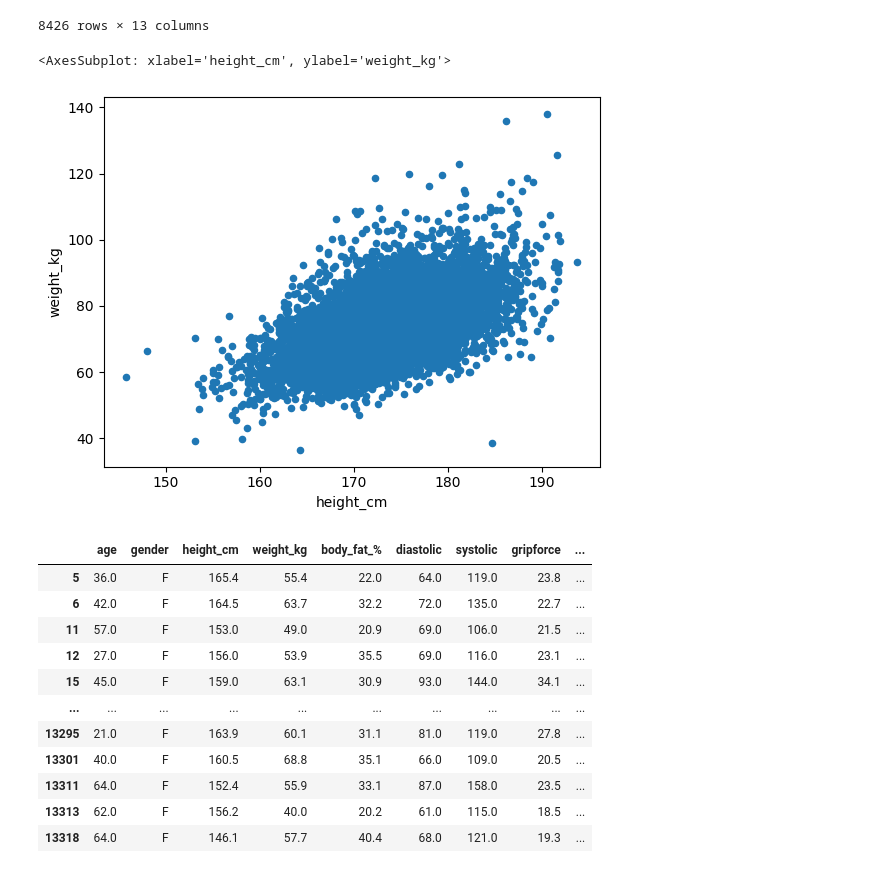
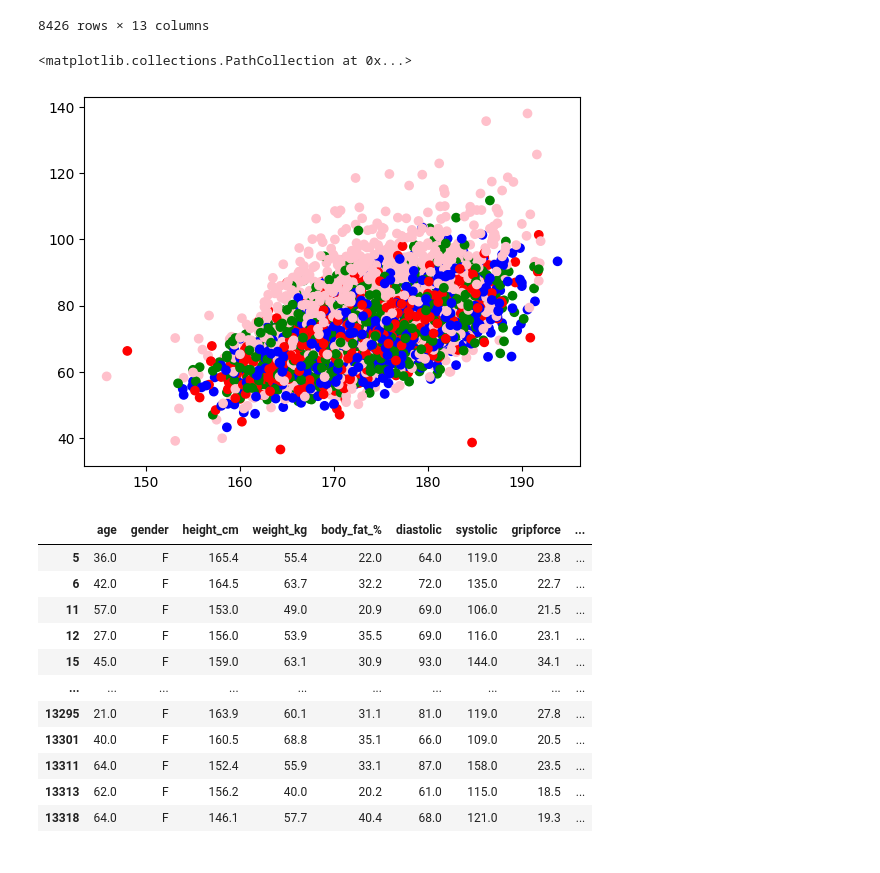
Before and after one commit to kookwangs/DataMiningProject, a Jupyter notebook: gift.ipynb, the cells around one changed output. Cells and saved outputs as stored; diff of their text form; code cells hidden in the pictures.

Commit message:
visualization finish

```diff
--- a/gift.ipynb
+++ b/gift.ipynb
@@ -89,11 +89,15 @@ data4
 | 13317 | 39.0 | M | 177.2 | 80.50 | 20.1 | 78.0 | 132.0 | 63.5 | ... |
 | 13319 | 34.0 | M | 164.0 | 66.10 | 19.5 | 82.0 | 150.0 | 35.9 | ... |
 8426 rows × 13 columns
-# %%
-data4.plot.scatter(x='height_cm',y='weight_kg')
-# %% [output]
-<AxesSubplot: xlabel='height_cm', ylabel='weight_kg'>
-[figure, removed]
+# %%
+import matplotlib.pyplot as plt
+fig, ax = plt.subplots()
+colors = {'A':'red','B':'green','C':'blue','D':'pink'}
+ax.scatter(x=data4['height_cm'],y=data4['weight_kg'],c=data4['class'].map(colors))
+plt.show()
+# %% [output]
+<matplotlib.collections.PathCollection at 0x...>
+[figure, added]
 # %%
 data5 = data[data["gender"] == 'F']
 data5
```
Also changed, not shown: parts of 3 cells of this notebook.
